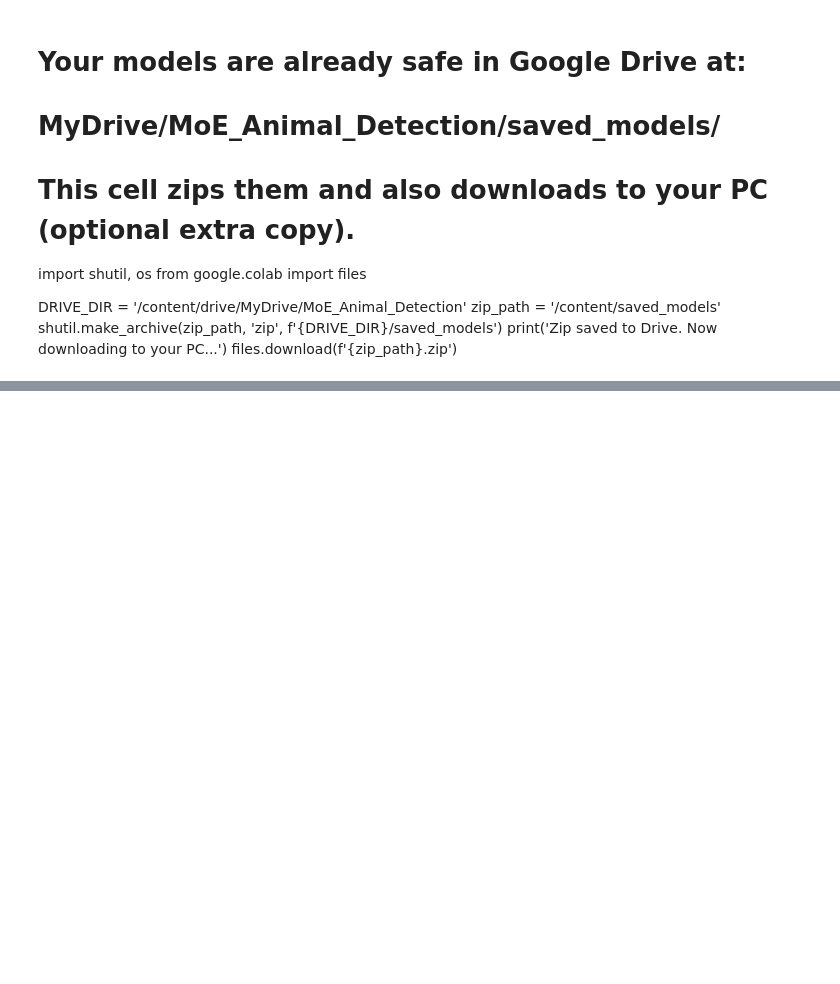
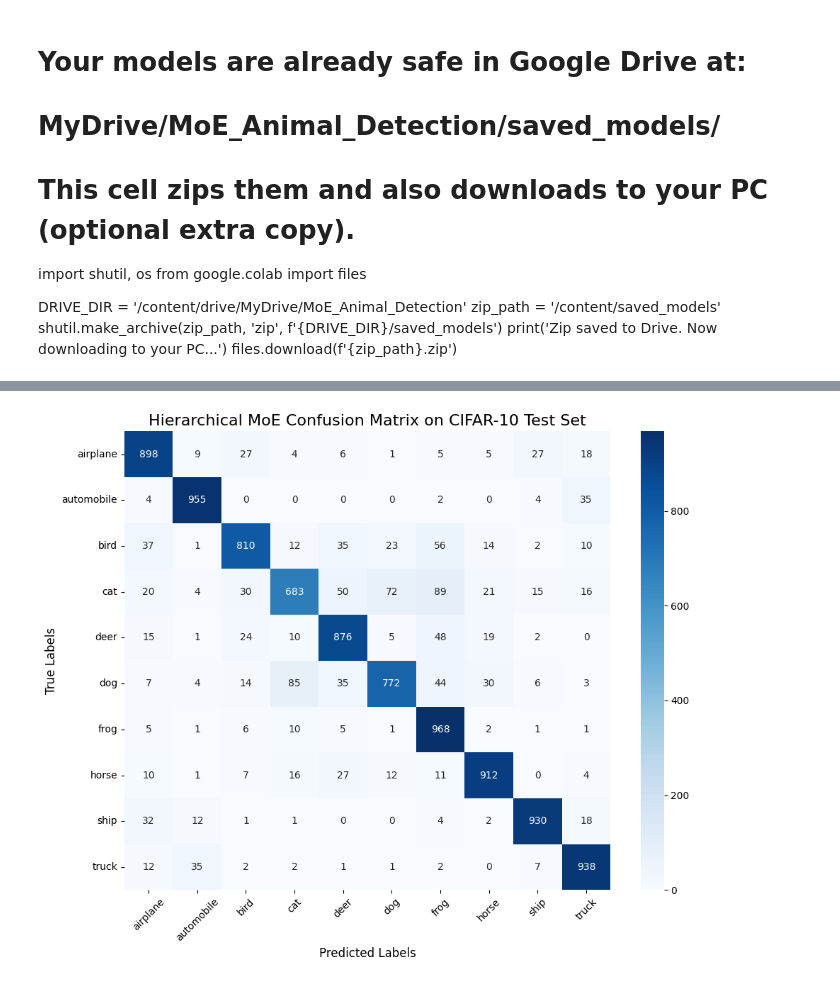
Before and after one commit to anagha29054/animal-detection-using-moe, a Jupyter notebook: colab_train.ipynb, the cells around one changed output, grey strips where cells are left out. Drawn from its saved outputs; the diff is of its cells as text; code cells hidden in the pictures; blank space fills up the shorter version.

Commit message:
added confusion matrix

```diff
--- a/colab_train.ipynb
+++ b/colab_train.ipynb
@@ -473,0 +564,53 @@ files.download('saved_models.zip')
+# %%
+
+import numpy as np
+import matplotlib.pyplot as plt
+import seaborn as sns
+from sklearn.metrics import confusion_matrix
+
+# 1. Import your data loader and MoE architecture
+from utils.data_loader import load_and_preprocess_cifar10
+from models.moe_model import HierarchicalMoE
+
+# 2. Define the CIFAR-10 class names for the plot labels
+cifar10_classes = ['airplane', 'automobile', 'bird', 'cat', 'deer', 'dog', 'frog', 'horse', 'ship', 'truck']
+
+# 3. Load the test dataset
+print("Loading test data...")
+_, _, (x_test, y_test) = load_and_preprocess_cifar10()
+
+# 4. Load the compiled Hierarchical MoE Model
+# (Ensure your 'saved_models' directory is accessible in Colab)
+print("Loading models...")
+moe_model = HierarchicalMoE(models_dir='saved_models')
+
+# 5. Generate predictions on the test set
+print("Generating predictions (this might take a minute)...")
+# Depending on your colab RAM, you might need to adjust batch_size
+y_pred_probs = moe_model.predict(x_test, batch_size=128, verbose=1)
+
+# Convert probabilities to definitive class predictions (0-9)
+y_pred_classes = np.argmax(y_pred_probs, axis=1)
+
+# Flatten the true labels (from shape (10000, 1) to (10000,))
+y_true_classes = y_test.flatten()
+
+# 6. Calculate the Confusion Matrix
+cm = confusion_matrix(y_true_classes, y_pred_classes)
+
+# 7. Plotting the Confusion Matrix
+plt.figure(figsize=(10, 8))
+sns.heatmap(cm, annot=True, fmt='d', cmap='Blues',
+            xticklabels=cifar10_classes,
+            yticklabels=cifar10_classes)
+
+plt.title('Hierarchical MoE Confusion Matrix on CIFAR-10 Test Set', fontsize=16)
+plt.xlabel('Predicted Labels', fontsize=12)
+plt.ylabel('True Labels', fontsize=12)
+plt.xticks(rotation=45)
+plt.yticks(rotation=0)
+plt.tight_layout()
+
+# Display the plot
+plt.show()
+# %% [output]
@@ -473,0 +630 @@ files.download('saved_models.zip')
+[figure, added]
```
Also changed, not shown: parts of 17 cells of this notebook.
